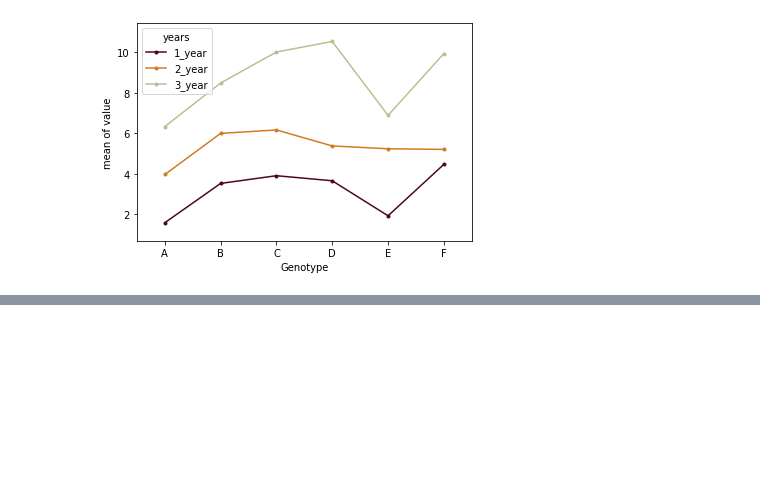
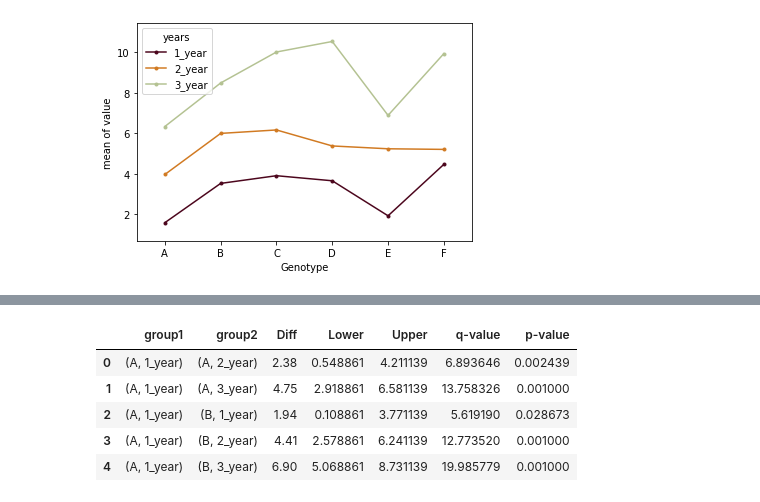
Before and after one commit to JulyFinal/PythonProject, a Jupyter notebook: 统计学习/statsmodelsTest.ipynb, the cells around one changed output, grey strips where cells are left out. Saved outputs shown, nothing was run; the diff lists cells and outputs as text; code cells hidden in the pictures; blank space fills up the shorter version.

```diff
--- a/统计学习/statsmodelsTest.ipynb
+++ b/统计学习/statsmodelsTest.ipynb
@@ -550,0 +583,10 @@ plt.show()
+# %%
+res.tukey_hsd(df=d_melt, res_var='value', xfac_var=['Genotype','years'], anova_model='value ~ C(Genotype) + C(years) + C(Genotype):C(years)')
+res.tukey_summary.head()
+# %% [output]
+|  | group1 | group2 | Diff | Lower | Upper | q-value | p-value |
+| 0 | (A, 1_year) | (A, 2_year) | 2.38 | 0.548861 | 4.211139 | 6.893646 | 0.002439 |
+| 1 | (A, 1_year) | (A, 3_year) | 4.75 | 2.918861 | 6.581139 | 13.758326 | 0.001000 |
+| 2 | (A, 1_year) | (B, 1_year) | 1.94 | 0.108861 | 3.771139 | 5.619190 | 0.028673 |
+| 3 | (A, 1_year) | (B, 2_year) | 4.41 | 2.578861 | 6.241139 | 12.773520 | 0.001000 |
+| 4 | (A, 1_year) | (B, 3_year) | 6.90 | 5.068861 | 8.731139 | 19.985779 | 0.001000 |
```
Also changed, not shown: parts of 14 cells of this notebook, 3 other files.
